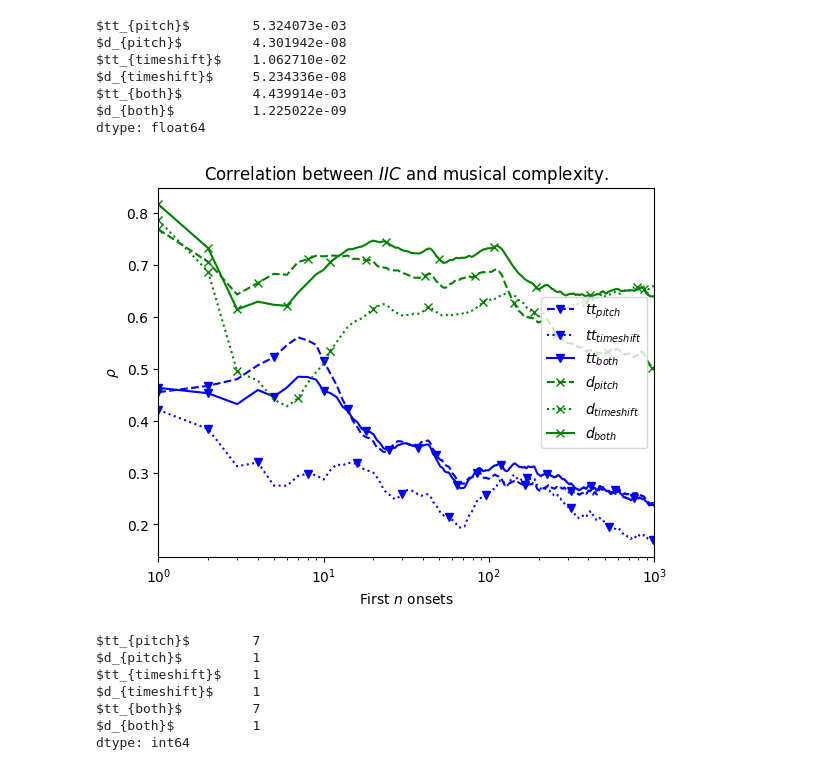
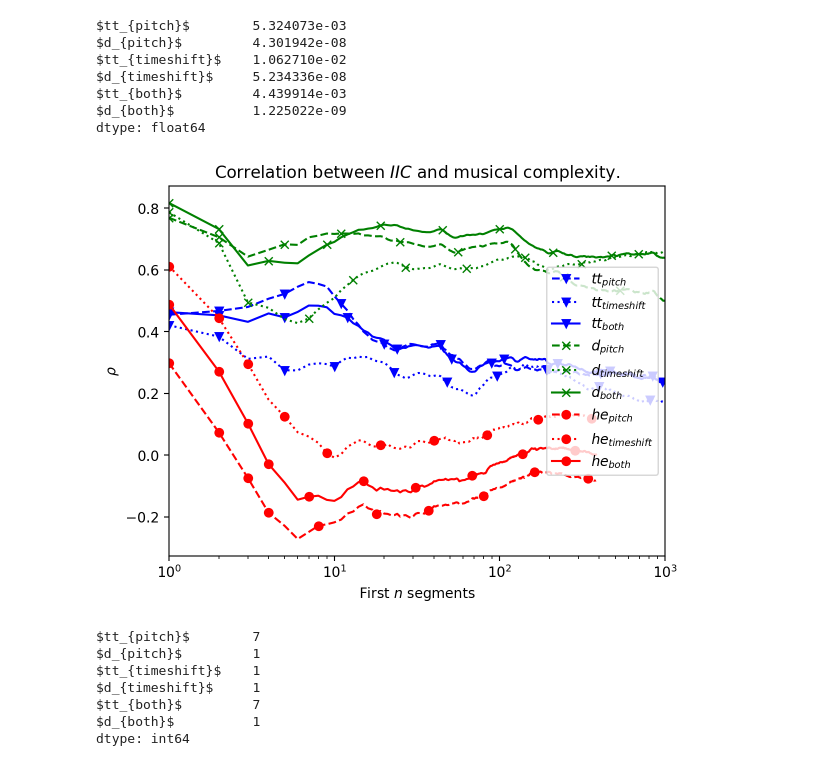
Before and after one commit to muthissar/PIA.No3, a Jupyter notebook: quant.ipynb, the cells around one changed output. Saved outputs shown, nothing was run; the diff lists cells and outputs as text; code cells hidden in the pictures.

Commit message:
Refacotred some plotting, such that it can be reused for the plotting together with other quantitative measures.

```diff
--- a/quant.ipynb
+++ b/quant.ipynb
@@ -248,6 +248,9 @@ $tt_{both}$         4.439914e-03
 $d_{both}$          1.225022e-09
 dtype: float64
 # %%
+from rhythmic_complexity import plot_curve
+
+
 plt.rcParams['text.usetex'] = False
 fig, ax = plt.subplots()
 
@@ -268,17 +271,30 @@ df_corrs.iloc[:,[0,2,4,1,3,5]].plot(
    )
 # for column, marker in zip(df.columns, ['o', 'v', 's', 'D', 'h', '*']):
     # df[column].iloc[::50].plot(marker=marker, linestyle='None', ax=ax, color=colors)
+
+corrs_rhythm = pd.read_hdf('out/quant/rhythmic_corrs.h5',key='corr')
+corrs_rhythm.complexity_type = corrs_rhythm.complexity_type.replace({'iecl' : 'he', 'iecg' : 'ioig'})
+grouped = corrs_rhythm[(corrs_rhythm['staff_coll'] == '[[1, 2]]') & (corrs_rhythm['complexity_type']=='he')].groupby('iic_type')
+for iic_type, group in [(iic_type, grouped.get_group(iic_type)) for iic_type in ['pitch', 'timeshift', 'both']]:
+    plot_curve(ax, 'he', iic_type, group, conf_int=False)
+
+
 ax.legend(loc="right")
 ax.set_xlim(1, 1000)
 ax.set_xscale('log')
 ax.set_title('Correlation between $IIC$ and musical complexity.')
-fig.savefig('iic_corr.pdf')
+ax.set_xlabel('First $n$ segments')
+
+fig.savefig('iic_corr_rhythm.pdf')
 fig.show()
 
 
+
 # df.iloc[::50].plot(style=['o', 'v', 's', 'D', 'h', '*'], linestyle='None', ax=ax, color=colors)
-# %% [output]
-[figure, removed]
+# %%
+fig
+# %% [output]
+[figure, added]
 # %%
 df_corrs.idxmax()
 # %% [output]
```
Also changed, not shown: 1 other file.
